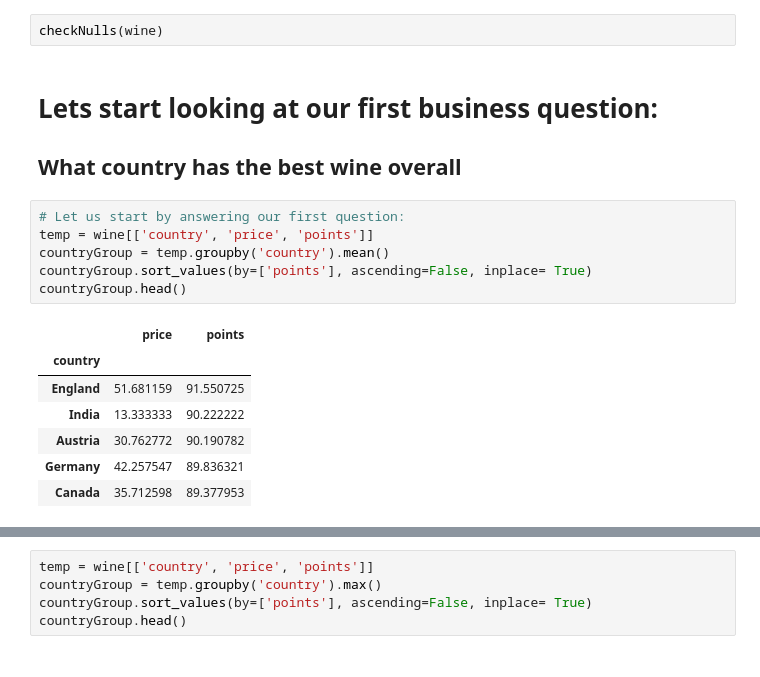
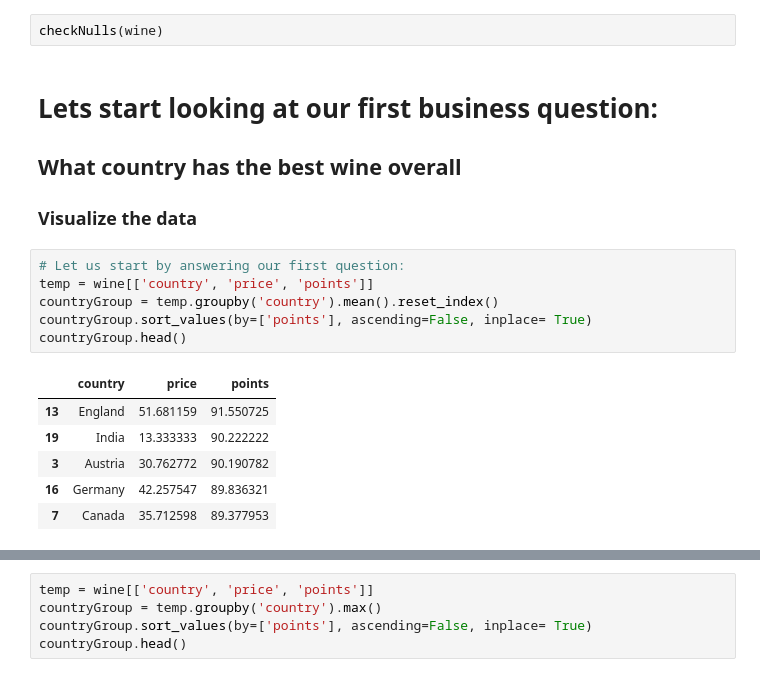
Before and after one commit to Brandon-Nutting/UdacityDataAnalysisProject, a Jupyter notebook: wineInvestigation.ipynb, the cells around one changed output, grey strips where cells are left out. Saved outputs shown, nothing was run; the diff lists cells and outputs as text.

```diff
--- a/wineInvestigation.ipynb
+++ b/wineInvestigation.ipynb
@@ -105,17 +100,17 @@ checkNulls(wine)
 # %% [markdown]
 # Lets start looking at our first business question:
 ## What country has the best wine overall
+### Visualize the data
 # %%
 # Let us start by answering our first question:
 temp = wine[['country', 'price', 'points']]
-countryGroup = temp.groupby('country').mean()
+countryGroup = temp.groupby('country').mean().reset_index()
 countryGroup.sort_values(by=['points'], ascending=False, inplace= True)
 countryGroup.head()
 # %% [output]
-|  | price | points |
-| country |  |  |
-| England | 51.681159 | 91.550725 |
-| India | 13.333333 | 90.222222 |
-| Austria | 30.762772 | 90.190782 |
-| Germany | 42.257547 | 89.836321 |
-| Canada | 35.712598 | 89.377953 |
+|  | country | price | points |
+| 13 | England | 51.681159 | 91.550725 |
+| 19 | India | 13.333333 | 90.222222 |
+| 3 | Austria | 30.762772 | 90.190782 |
+| 16 | Germany | 42.257547 | 89.836321 |
+| 7 | Canada | 35.712598 | 89.377953 |
```
Also changed, not shown: parts of 18 cells of this notebook, 6 other files.
